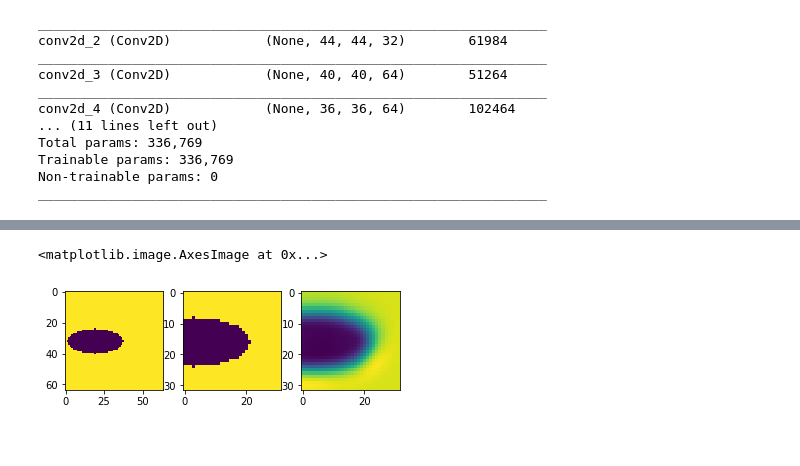
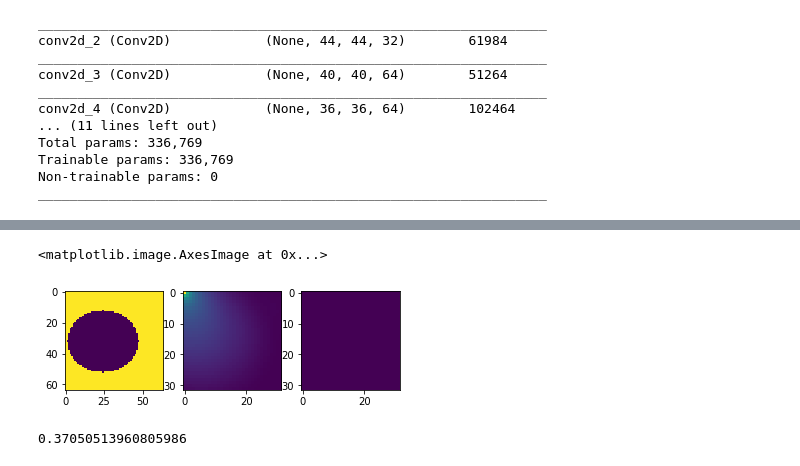
Before and after one commit to bencbartlett/neural-maxwell, a Jupyter notebook: CS229_Final_Project.ipynb, the cells around one changed output, grey strips where cells are left out. Drawn from its saved outputs; the diff is of its cells as text; code cells hidden in the pictures.

```diff
--- a/CS229_Final_Project.ipynb
+++ b/CS229_Final_Project.ipynb
@@ -27,12 +22,0 @@ make_random_ellipse_batch()
-# %%
-permittivities, proximities, Hx, Hy, Ez = load_batch("datasets/test.hdf5", "ellipses")
-
-n = np.random.randint(0,1000)
-permittivity = permittivities[n]
-proximity = proximities[n]
-Ezabs = np.abs(Ez[n])
-
-f, axarr = plt.subplots(1,3)
-axarr[0].imshow(permittivity)
-axarr[1].imshow(proximity)
-axarr[2].imshow(Ezabs)
@@ -251,5 +282,5 @@ y_data_shit = permittivities[:,16:48, 16:48]
 # %%
-history = model.fit(x_data, y_data_shit,
+history = model.fit(x_data, y_data,
                     epochs=1,
                     verbose=1,
                     validation_split = 0.1,
@@ -261,17 +292,22 @@ Epoch 1/1
 # %%
 N = np.random.randint(0,1000)
 x_pred = x_data[N:N+1]
 y_real = y_data[N:N+1]
 
 y_pred = model.predict(x_pred)
 
 f, axarr = plt.subplots(1,3)
 axarr[0].imshow(x_pred[0,:,:,0])
-axarr[1].imshow(x_pred[0,16:48,16:48,0])
+# axarr[1].imshow(x_pred[0,16:48,16:48,0])
+axarr[1].imshow(y_real[0])
 axarr[2].imshow(y_pred[0])
 # %% [output]
 <matplotlib.image.AxesImage at 0x...>
-[figure, old version]
+[figure, new version]
+# %%
+np.max(y_real)
+# %% [output]
+0.37050513960805986
 # %%
 # # Plot training & validation accuracy values
 # plt.plot(history.history['acc'])
```
Also changed, not shown: parts of 9 cells of this notebook, 3 other files.
